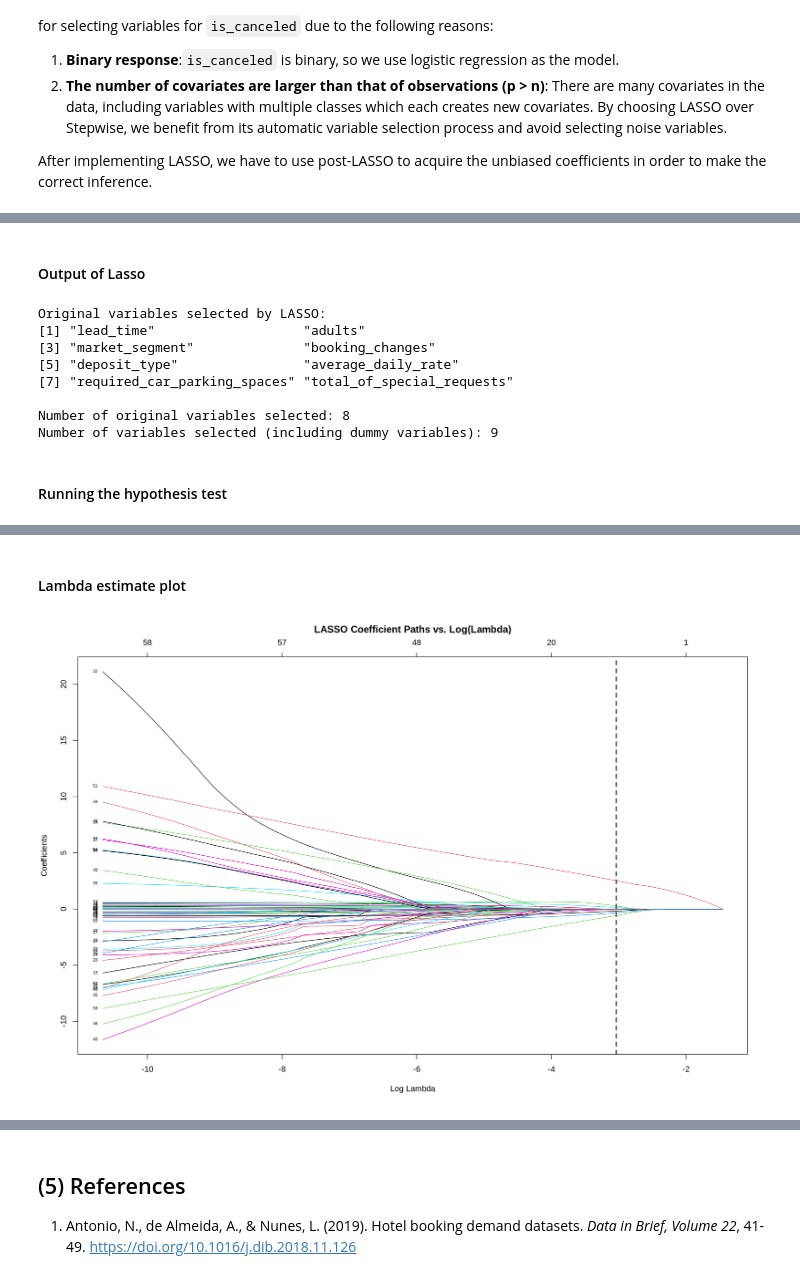
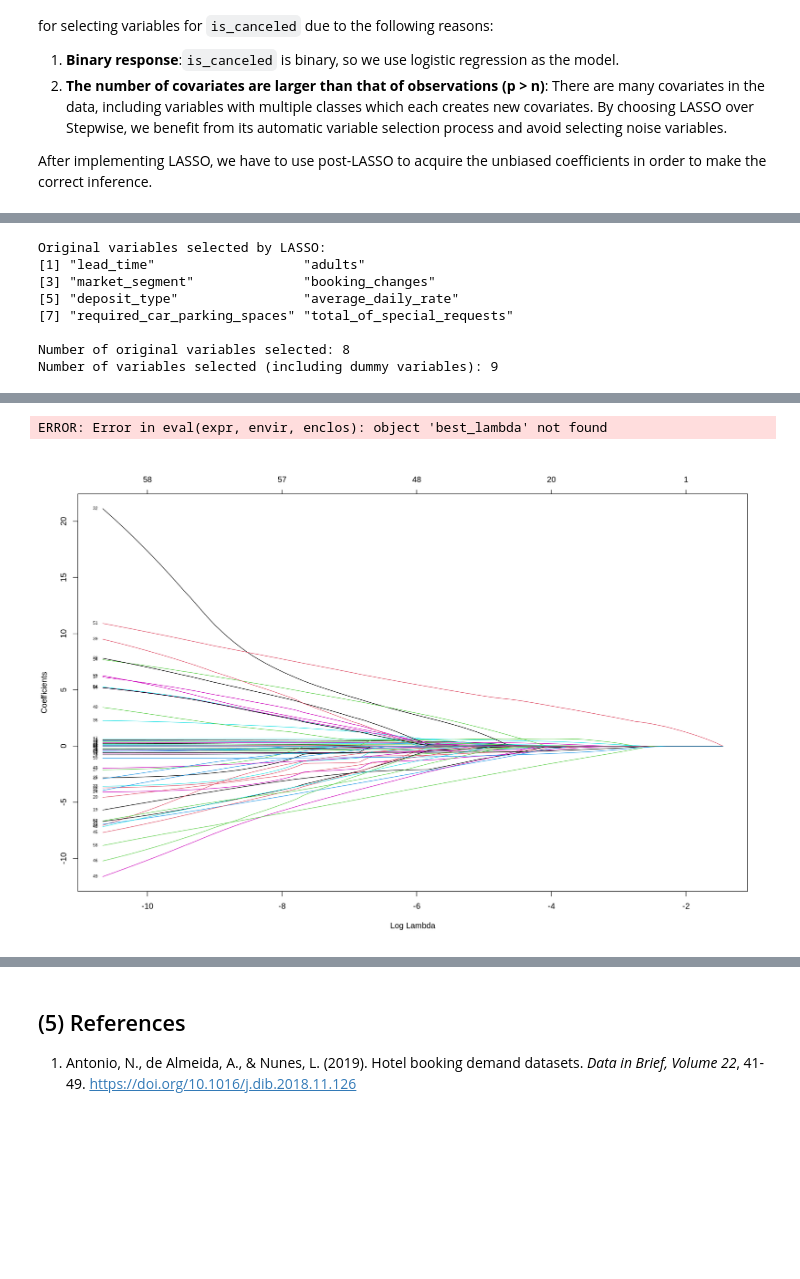
Before and after one commit to karenzli/stat301-final-project, a Jupyter notebook: final_report.ipynb, the cells around one changed output, grey strips where cells are left out. Saved outputs shown, nothing was run; the diff lists cells and outputs as text; code cells hidden in the pictures; blank space fills up the shorter version.

```diff
--- a/final_report.ipynb
+++ b/final_report.ipynb
@@ -227,8 +200,6 @@ lasso_fit <- cv.glmnet(x_train,
                          type.measure = "auc", # auc is used because there is a class imbalance in is_canceled
                          alpha = 1,
                          nfolds = 5)
-# %% [markdown]
-#### Output of Lasso
 # %%
 mm_train <- model.matrix(is_canceled ~ ., data = train_data)
 term_labels <- attr(terms(is_canceled ~ ., data = train_data), "term.labels")
@@ -257,6 +228,4 @@ Original variables selected by LASSO:
 
 Number of original variables selected: 8
 Number of variables selected (including dummy variables): 9
-# %% [markdown]
-#### Running the hypothesis test
 # %%
@@ -291,20 +261,19 @@ Residual deviance: 158.81  on 188  degrees of freedom
 AIC: 178.81
 
 Number of Fisher Scoring iterations: 17
-# %% [markdown]
-#### Lambda estimate plot
 # %%
 options(repr.plot.width = 15, repr.plot.height = 10)
 
 # Coefficient values shrink as the LASSO penalty (Log Lambda) increases
 plot(lasso_fit$glmnet.fit, xvar = "lambda", label = TRUE)
 
 # Add a vertical dashed line to show '1se' penalty model
-abline(v = log(lasso_fit$lambda.1se), col = "black", lty = 2, lwd = 2)
+abline(v = log(best_lambda), col = "black", lty = 2, lwd = 2)
 
 title("LASSO Coefficient Paths vs. Log(Lambda)", line = 2.5)
 # %% [output]
+ERROR: Error in eval(expr, envir, enclos): object 'best_lambda' not found
-[figure, old version]
+[figure, new version]
 # %% [markdown]
 **Figure 1: LASSO Coefficient Paths vs. Log(Lambda)**
 
```
Also changed, not shown: parts of 9 cells of this notebook.
